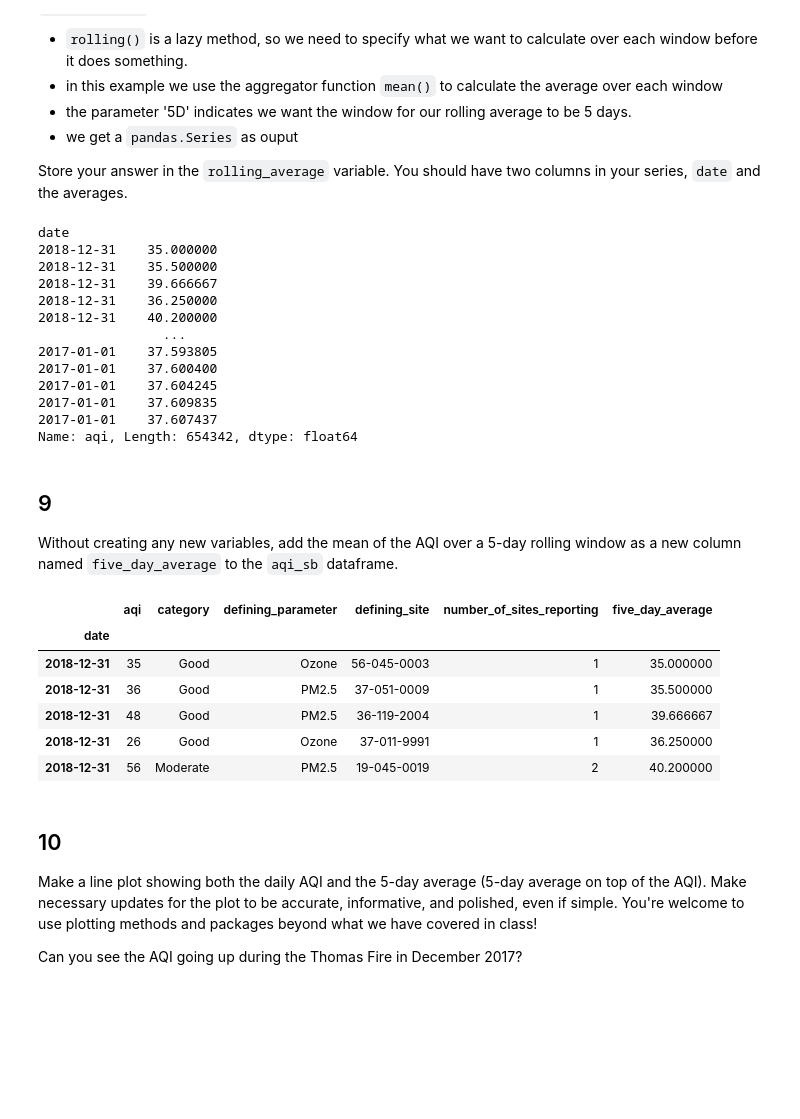
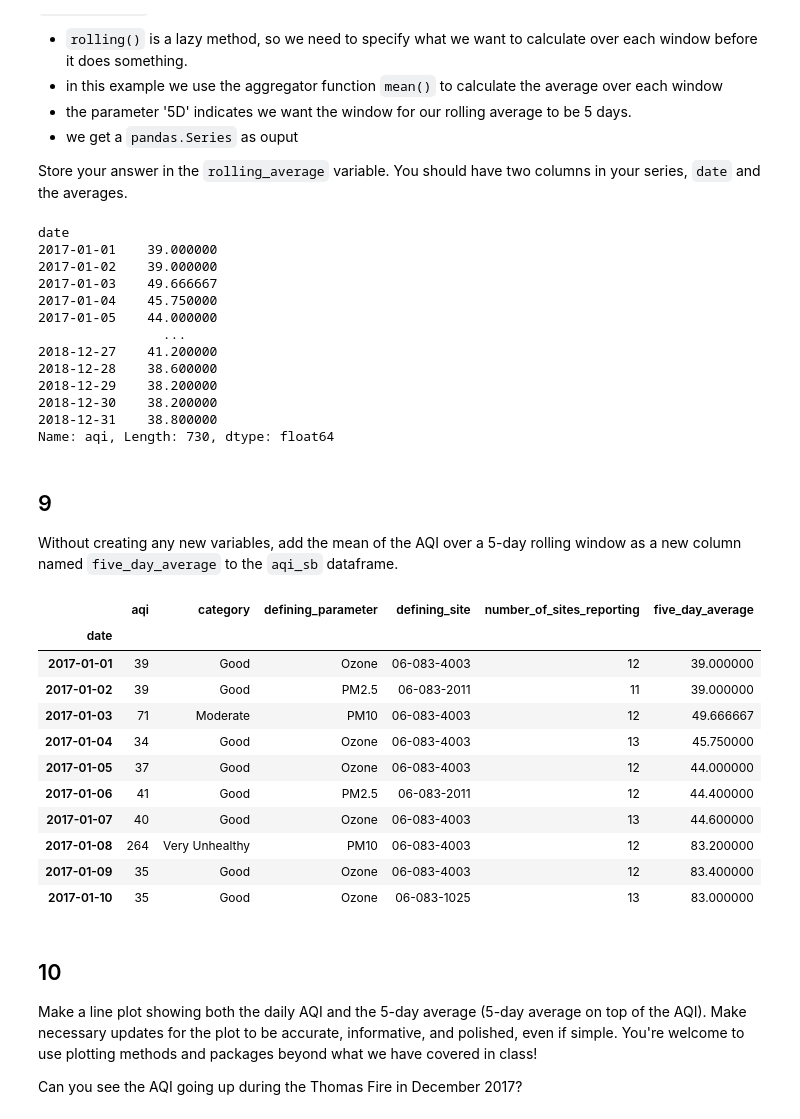
Before and after one commit to egp4aq/eds220-hwk2, a Jupyter notebook: hwk2-task3-aqi-Peterson.ipynb, the cells around one changed output. Drawn from its saved outputs; the diff is of its cells as text; code cells hidden in the pictures; blank space fills up the shorter version.

```diff
--- a/hwk2-task3-aqi-Peterson.ipynb
+++ b/hwk2-task3-aqi-Peterson.ipynb
@@ -86,8 +92,8 @@ c. In the next code cell read in the data from the URL using the [`pd.read_csv`]
 d. In the same cell, read in the data for the 2018 Daily AQI by County ZIP file and store it as `aqi_18`.
 # %%
 # Read in data from URL
-aqi_17 = pd.read_csv("https://aqs.epa.gov/aqsweb/airdata/daily_aqi_by_county_2017.zip", compression='zip')
-aqi_18 = pd.read_csv("https://aqs.epa.gov/aqsweb/airdata/daily_aqi_by_county_2018.zip", compression='zip')
+aqi_17 = pd.read_csv("https://aqs.epa.gov/aqsweb/airdata/daily_aqi_by_county_2017.zip", compression='zip', parse_dates = ['Date'])
+aqi_18 = pd.read_csv("https://aqs.epa.gov/aqsweb/airdata/daily_aqi_by_county_2018.zip", compression='zip', parse_dates = ['Date'])
 # %% [markdown]
 <!-- END QUESTION -->
 
@@ -228,7 +248,7 @@ Your dataframe should have the following columns in this order: `date`, `aqi`, `
 # Filter to data only from Santa Barbara county
 aqi_sb = aqi[aqi['county_name'] == 'Santa Barbara']
 # Drop state_name, county_name, state_code, and county_code columns from dataframe
-aqi_sb = aqi.drop(['state_name','county_name','state_code','county_code'], axis = 1)
+aqi_sb = aqi_sb.drop(['state_name','county_name','state_code','county_code'], axis = 1)
 aqi_sb
 # %% [output]
 |  | date | aqi | category | defining_parameter | defining_site | number_of_sites_reporting |
@@ -263,7 +283,7 @@ In the following cell:
 2. Update the index of `aqi_sb` to be the `date` column.
 # %%
 # Make the date column a datetime object, and then set that as the index
-aqi_sb['date'] = pd.to_datetime(aqi_sb['date'])
+aqi_sb.date = pd.to_datetime(aqi_sb.date)
 aqi_sb = aqi_sb.set_index('date')
 aqi_sb
 # %% [output]
@@ -295,25 +319,22 @@ In the next cell we will calculate an average over a [rolling window](https://pa
 Store your answer in the `rolling_average` variable. You should have two columns in your series, `date` and the averages.
 # %%
 # Calculate AQI rolling average over 5 days
-# Was getting error "index must be monotonic" --> to fix: sort index
-aqi_sb = aqi_sb.sort_index(ascending=False)
-
-rolling_average = aqi_sb['aqi'].rolling('5D').mean()
+rolling_average = aqi_sb['aqi'].rolling(window = '5D').mean()
 rolling_average
 # %% [output]
 date
-2018-12-31    35.000000
-2018-12-31    35.500000
-2018-12-31    39.666667
-2018-12-31    36.250000
-2018-12-31    40.200000
+2017-01-01    39.000000
+2017-01-02    39.000000
+2017-01-03    49.666667
+2017-01-04    45.750000
+2017-01-05    44.000000
                 ...
-2017-01-01    37.593805
-2017-01-01    37.600400
-2017-01-01    37.604245
-2017-01-01    37.609835
-2017-01-01    37.607437
-Name: aqi, Length: 654342, dtype: float64
+2018-12-27    41.200000
+2018-12-28    38.600000
+2018-12-29    38.200000
+2018-12-30    38.200000
+2018-12-31    38.800000
+Name: aqi, Length: 730, dtype: float64
 # %% [markdown]
 ## 9
 
@@ -321,15 +342,20 @@ Without creating any new variables, add the mean of the AQI over a 5-day rolling
 # %%
 # Add a new column which includes the mean AQI for the 5 day rolling window
 aqi_sb['five_day_average'] = rolling_average
-aqi_sb.head()
+aqi_sb.head(10)
 # %% [output]
 |  | aqi | category | defining_parameter | defining_site | number_of_sites_reporting | five_day_average |
 | date |  |  |  |  |  |  |
-| 2018-12-31 | 35 | Good | Ozone | 56-045-0003 | 1 | 35.000000 |
-| 2018-12-31 | 36 | Good | PM2.5 | 37-051-0009 | 1 | 35.500000 |
-| 2018-12-31 | 48 | Good | PM2.5 | 36-119-2004 | 1 | 39.666667 |
-| 2018-12-31 | 26 | Good | Ozone | 37-011-9991 | 1 | 36.250000 |
-| 2018-12-31 | 56 | Moderate | PM2.5 | 19-045-0019 | 2 | 40.200000 |
+| 2017-01-01 | 39 | Good | Ozone | 06-083-4003 | 12 | 39.000000 |
+| 2017-01-02 | 39 | Good | PM2.5 | 06-083-2011 | 11 | 39.000000 |
+| 2017-01-03 | 71 | Moderate | PM10 | 06-083-4003 | 12 | 49.666667 |
+| 2017-01-04 | 34 | Good | Ozone | 06-083-4003 | 13 | 45.750000 |
+| 2017-01-05 | 37 | Good | Ozone | 06-083-4003 | 12 | 44.000000 |
+| 2017-01-06 | 41 | Good | PM2.5 | 06-083-2011 | 12 | 44.400000 |
+| 2017-01-07 | 40 | Good | Ozone | 06-083-4003 | 13 | 44.600000 |
+| 2017-01-08 | 264 | Very Unhealthy | PM10 | 06-083-4003 | 12 | 83.200000 |
+| 2017-01-09 | 35 | Good | Ozone | 06-083-4003 | 12 | 83.400000 |
+| 2017-01-10 | 35 | Good | Ozone | 06-083-1025 | 13 | 83.000000 |
 # %% [markdown]
 <!-- BEGIN QUESTION -->
 
```
Also changed, not shown: parts of 8 cells of this notebook.
